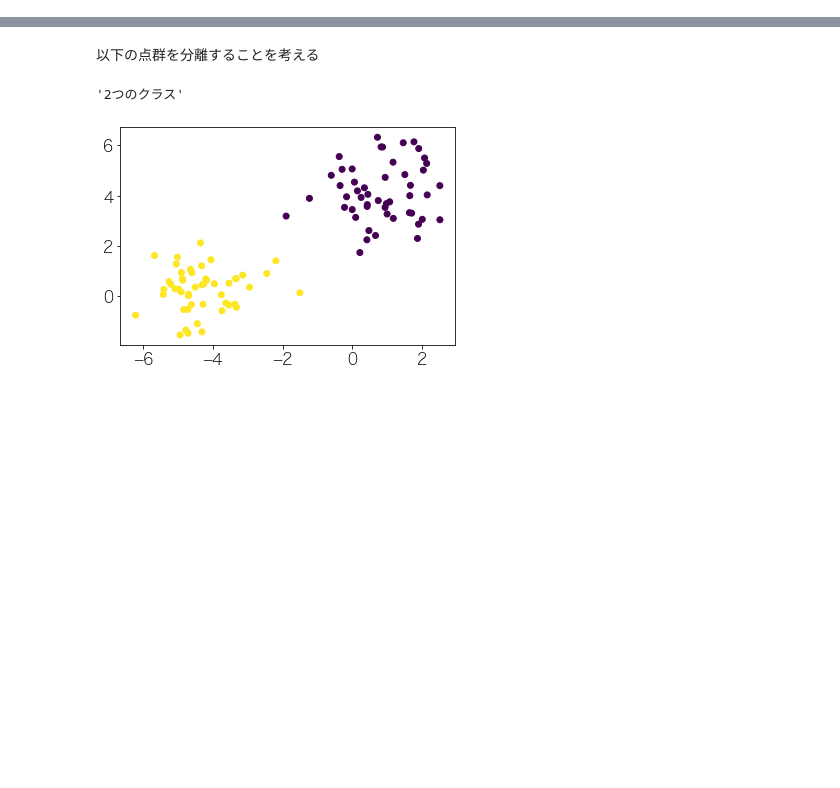
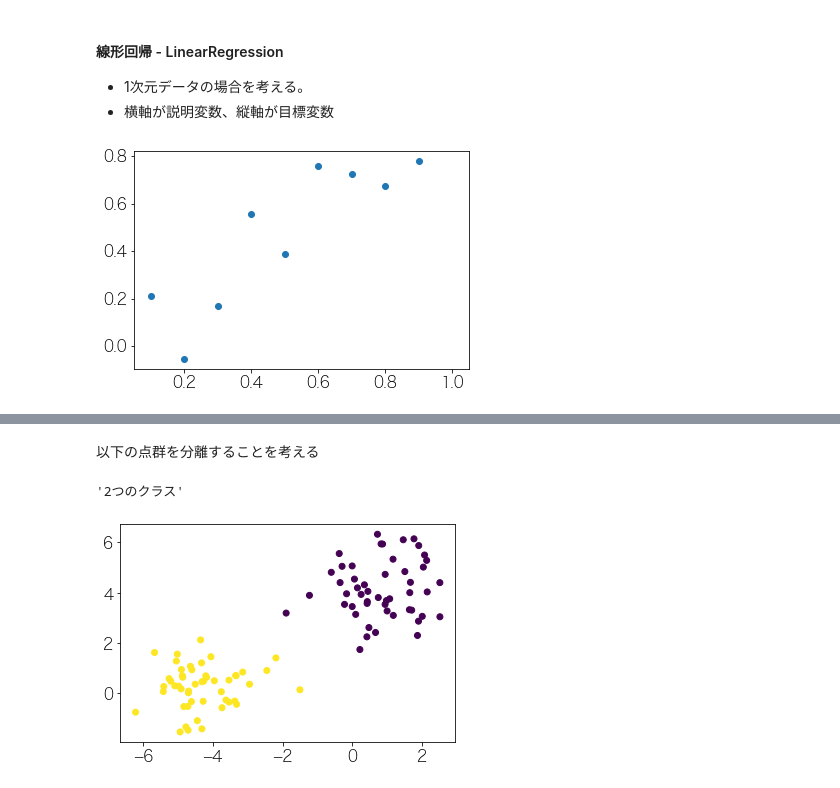
Before and after one commit to HidemotoNakada/j-techno, a Jupyter notebook: parts/2.2.2 線形モデル.ipynb, the cells around one changed output, grey strips where cells are left out. Drawn from its saved outputs; the diff is of its cells as text; code cells hidden in the pictures; blank space fills up the shorter version.

```diff
--- a/parts/2.2.2 線形モデル.ipynb
+++ b/parts/2.2.2 線形モデル.ipynb
@@ -6,0 +15,21 @@
+# %% [markdown]
+#### 線形回帰 - LinearRegression
+
+- 1次元データの場合を考える。
+- 横軸が説明変数、縦軸が目標変数
+# %%
+# hide
+import numpy as np
+import matplotlib.pyplot as plt
+from sklearn.linear_model import LinearRegression
+from matplotlib.lines import Line2D
+
+X = np.arange(0,1,0.1)
+y = X + np.random.normal(0, 0.2, size=X.shape)
+X = X.reshape(-1,1)
+ax = plt.gca()
+ax.scatter(X[:,0], y)
+ax.set_xlim(0.05, 1.05)
+None
+# %% [output]
+[figure, added]
```
Also changed, not shown: parts of 29 cells of this notebook, 14 other files.
